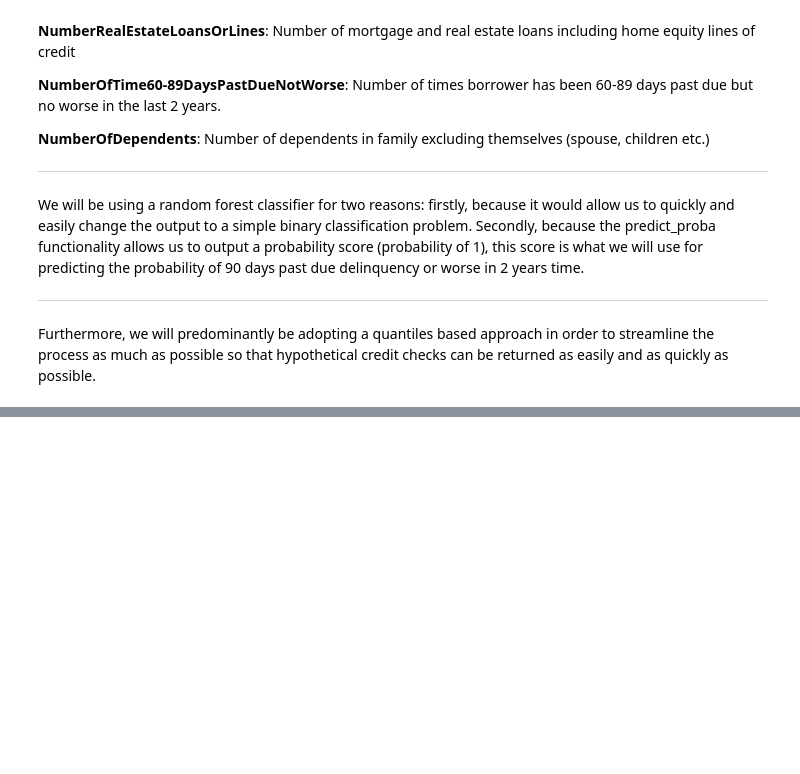
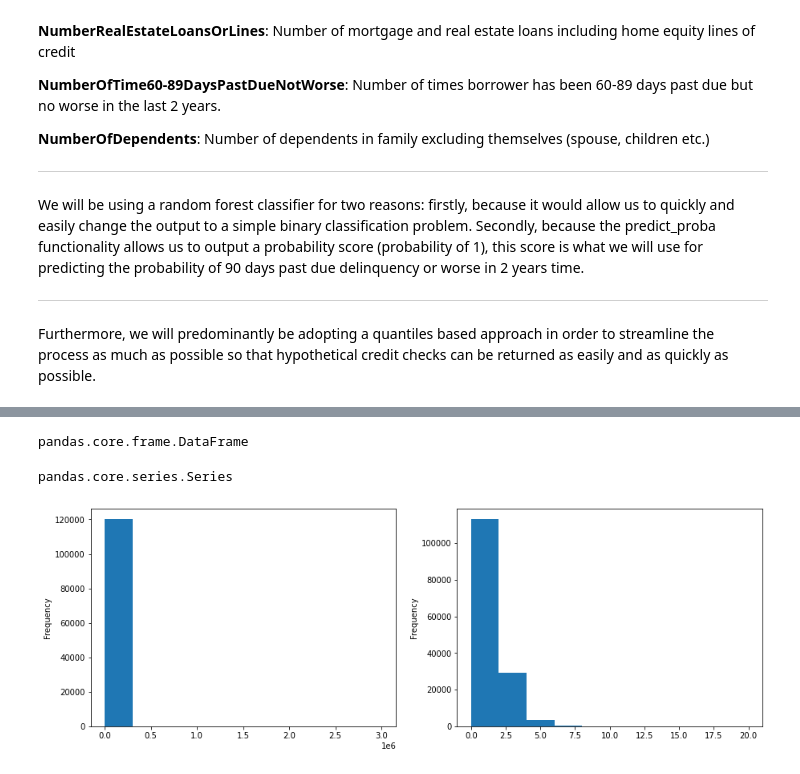
Before and after one commit to datacuriosity/MCI_Python_18S_Level_2, a Jupyter notebook: Lecture/Lecture_05_ensemble_learning/Live_lecture_06.ipynb, the cells around one changed output, grey strips where cells are left out. Cells and saved outputs as stored; diff of their text form; code cells hidden in the pictures; blank space fills up the shorter version.

```diff
--- a/Lecture/Lecture_05_ensemble_learning/Live_lecture_06.ipynb
+++ b/Lecture/Lecture_05_ensemble_learning/Live_lecture_06.ipynb
@@ -95,0 +113,16 @@ df.head(2)
+# %%
+type(df)
+# %% [output]
+pandas.core.frame.DataFrame
+# %%
+type(df['MonthlyIncome'])
+# %% [output]
+pandas.core.series.Series
+# %%
+# Before fill na
+fig, axes = plt.subplots(1, 2, figsize=(15, 5))
+
+df['MonthlyIncome'].plot(kind='hist', ax=axes[0], xlabel='MonthlyIncome')
+df['NumberOfDependents'].plot(kind='hist', ax=axes[1], xlabel='NumberOfDependents');
+# %% [output]
+[figure, added]
```
Also changed, not shown: parts of 21 cells of this notebook.
